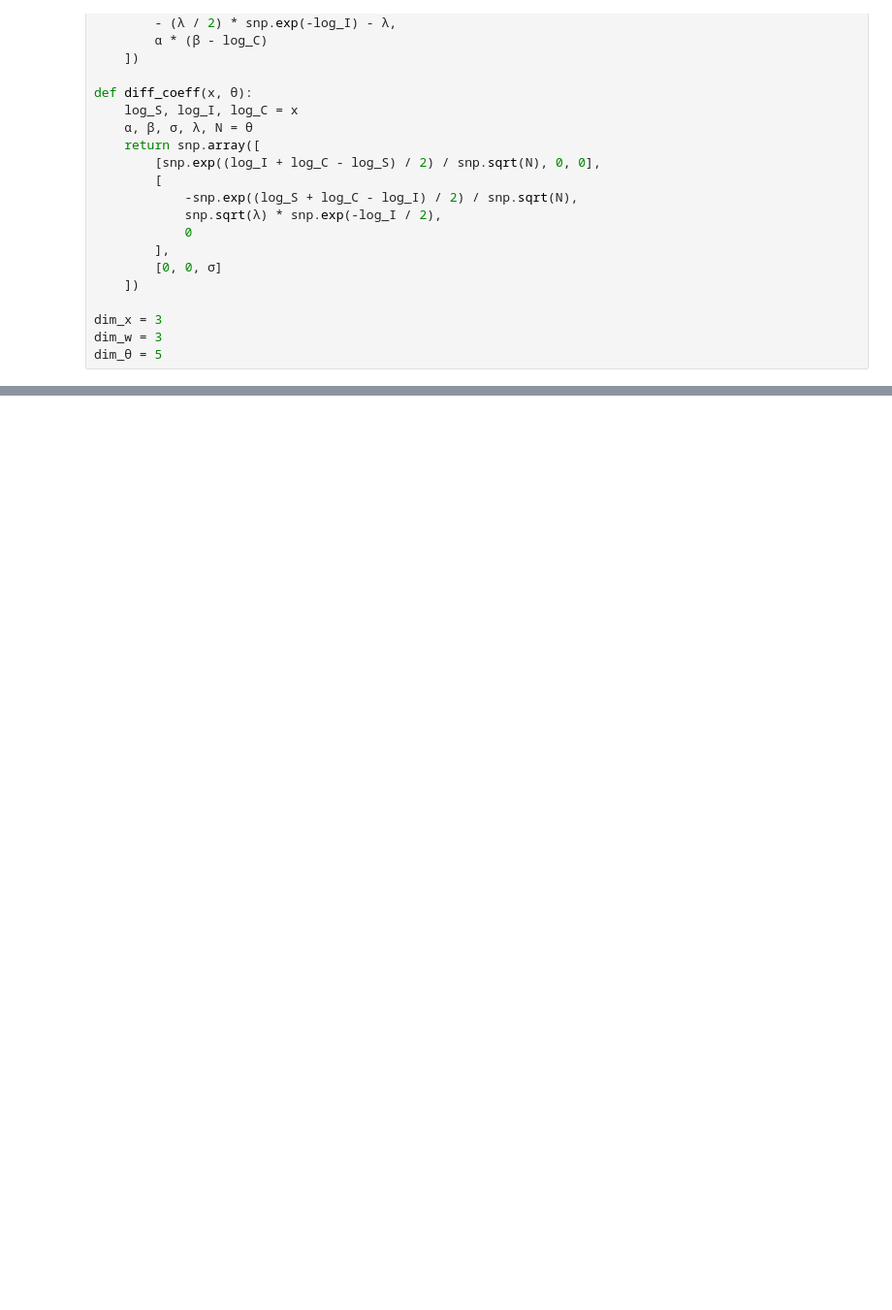
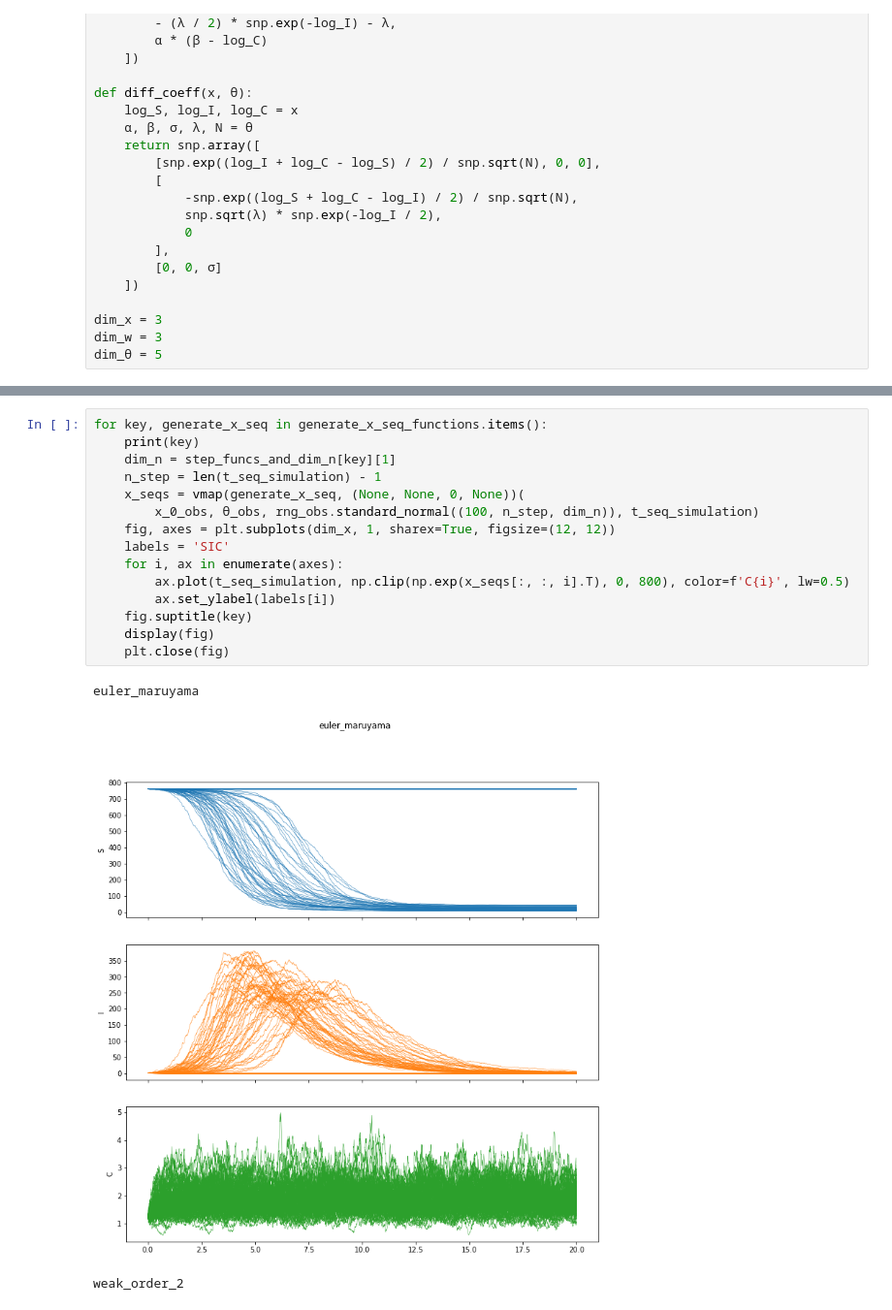
Before and after one commit to matt-graham/simsde, a Jupyter notebook: notebooks/Elliptic-SIR-transformed-parametrization.ipynb, the cells around one changed output, grey strips where cells are left out. Shown at 97% size. Cells and saved outputs as stored; diff of their text form; blank space fills up the shorter version.

```diff
--- a/notebooks/Elliptic-SIR-transformed-parametrization.ipynb
+++ b/notebooks/Elliptic-SIR-transformed-parametrization.ipynb
@@ -178,0 +188,19 @@ Text(0.5, 0, 'Time')
+# %%
+for key, generate_x_seq in generate_x_seq_functions.items():
+    print(key)
+    dim_n = step_funcs_and_dim_n[key][1]
+    n_step = len(t_seq_simulation) - 1
+    x_seqs = vmap(generate_x_seq, (None, None, 0, None))(
+        x_0_obs, θ_obs, rng_obs.standard_normal((100, n_step, dim_n)), t_seq_simulation)
+    fig, axes = plt.subplots(dim_x, 1, sharex=True, figsize=(12, 12))
+    labels = 'SIC'
+    for i, ax in enumerate(axes):
+        ax.plot(t_seq_simulation, np.clip(np.exp(x_seqs[:, :, i].T), 0, 800), color=f'C{i}', lw=0.5)
+        ax.set_ylabel(labels[i])
+    fig.suptitle(key)
+    display(fig)
+    plt.close(fig)
+# %% [output]
+euler_maruyama
+[figure, added]
+weak_order_2
```
Also changed, not shown: parts of 4 cells of this notebook.
